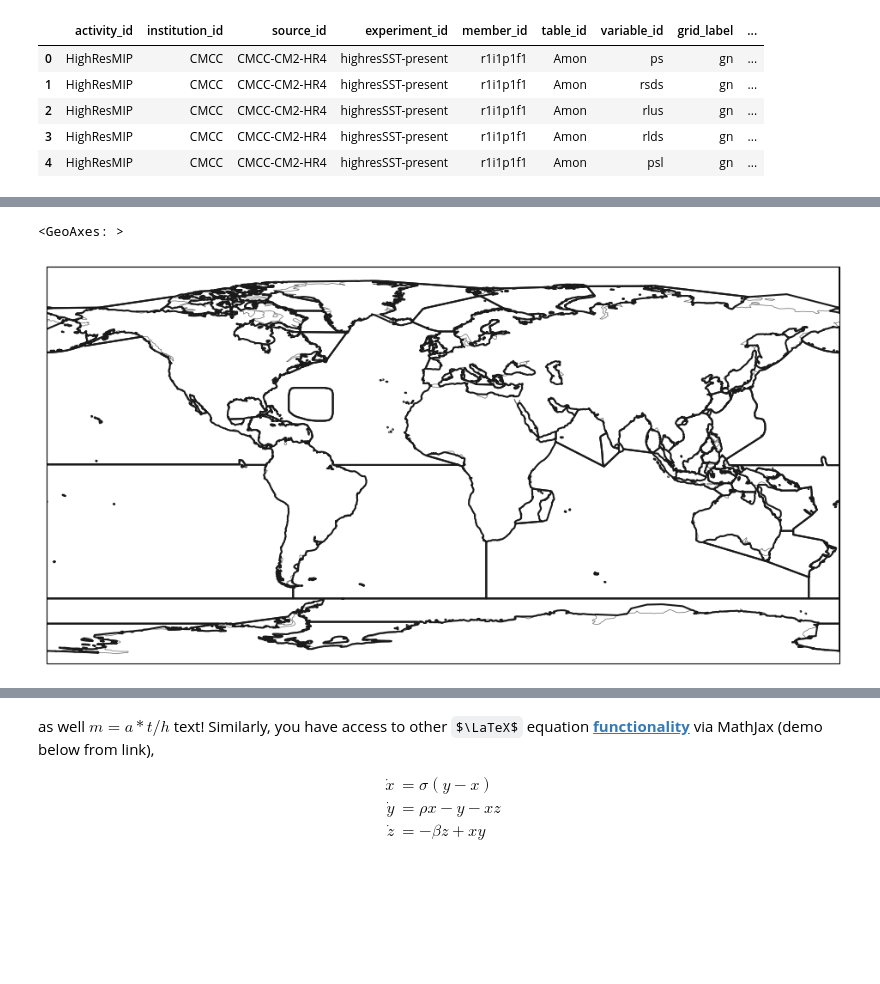
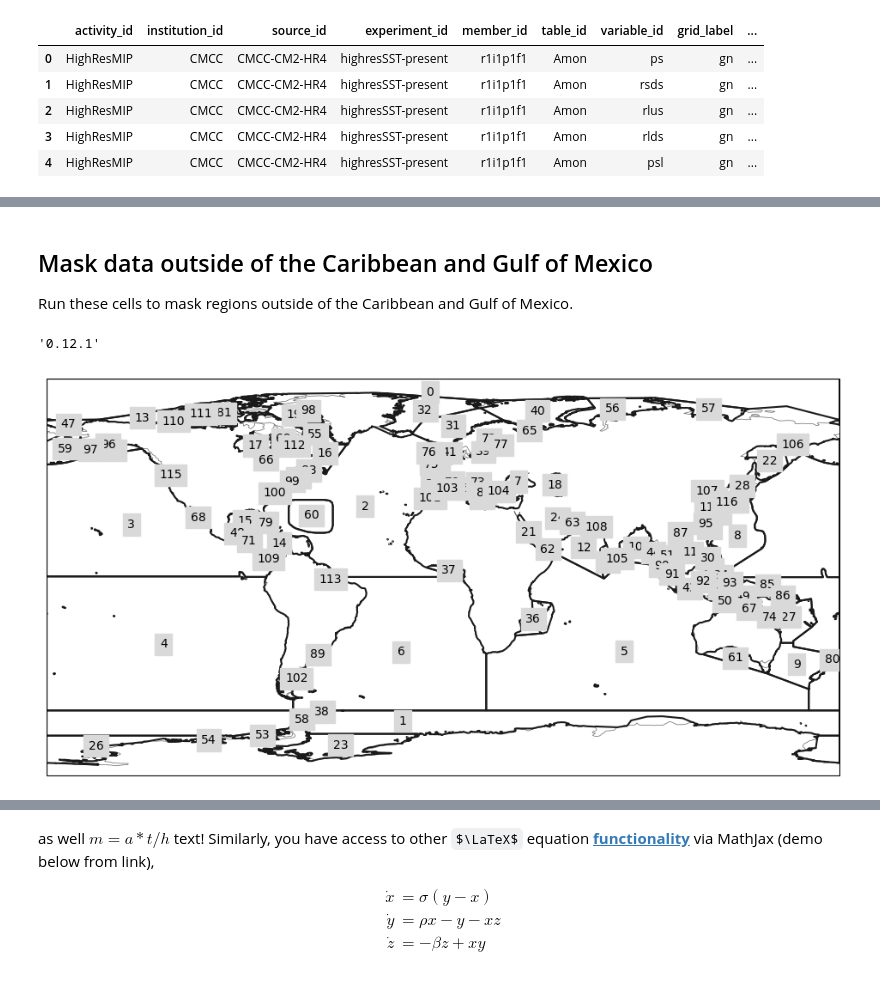
Before and after one commit to ProjectPythia/CFC-extreme-weather-cookbook, a Jupyter notebook: cfc-atm.ipynb, the cells around one changed output, grey strips where cells are left out. Saved outputs shown, nothing was run; the diff lists cells and outputs as text; code cells hidden in the pictures; some formulas as TeX source; blank space fills up the shorter version.

```diff
--- a/cfc-atm.ipynb
+++ b/cfc-atm.ipynb
@@ -51,6 +59,20 @@ import xarray as xr
 import zarr
 import fsspec
 import nc_time_axis
+import regionmask
+import bokeh
+from xmip.preprocessing import combined_preprocessing
+from xmip.regionmask import merged_mask
+from xgcm import Grid
+import xgcm
+from xgcm.autogenerate import generate_grid_ds
+import holoviews as hv
+import datashader
+from holoviews.operation.datashader import regrid, shade, datashade
+
+hv.extension('bokeh', width=900)
 
 %matplotlib inline
 plt.rcParams['figure.figsize'] = 12, 6
+plt.rcParams['figure.titlesize'] = 15
+plt.rcParams["axes.titlesize"] = 15
@@ -97,7 +253,17 @@ import numpy as np
+# %% [markdown]
+## Mask data outside of the Caribbean and Gulf of Mexico
+
+Run these cells to mask regions outside of the Caribbean and Gulf of Mexico.
+# %%
+# Check the version of regionmask being used
+regionmask.__version__
+# %% [output]
+'0.12.1'
 # %%
 # load ocean basin data
-basins = regionmask.defined_regions.natural_earth_v5_0_0.ocean_basins_50
-basins.plot(add_ocean=False, add_label=False)
+basins = regionmask.defined_regions.natural_earth_v5_1_2.ocean_basins_50
+basins.plot(add_label=True);
+# mask = basins.mask(ds.lon, ds.lat)
+# mask.plot(add_colorbar=True);
 # %% [output]
-<GeoAxes: >
-[figure, old version]
+[figure, new version]
```
Also changed, not shown: parts of 33 cells of this notebook.
